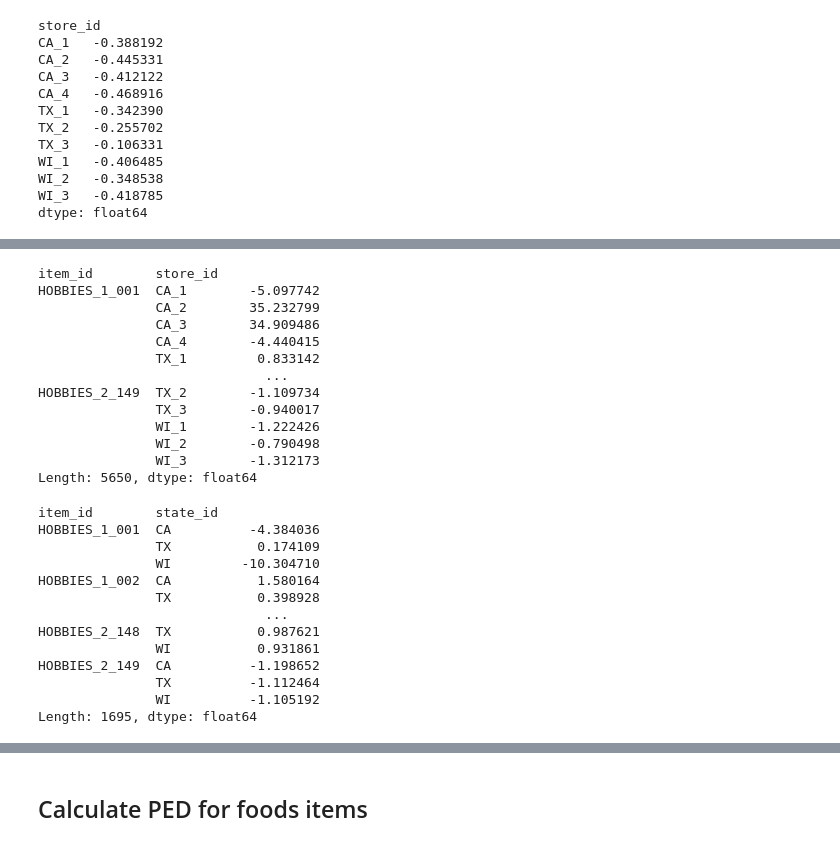
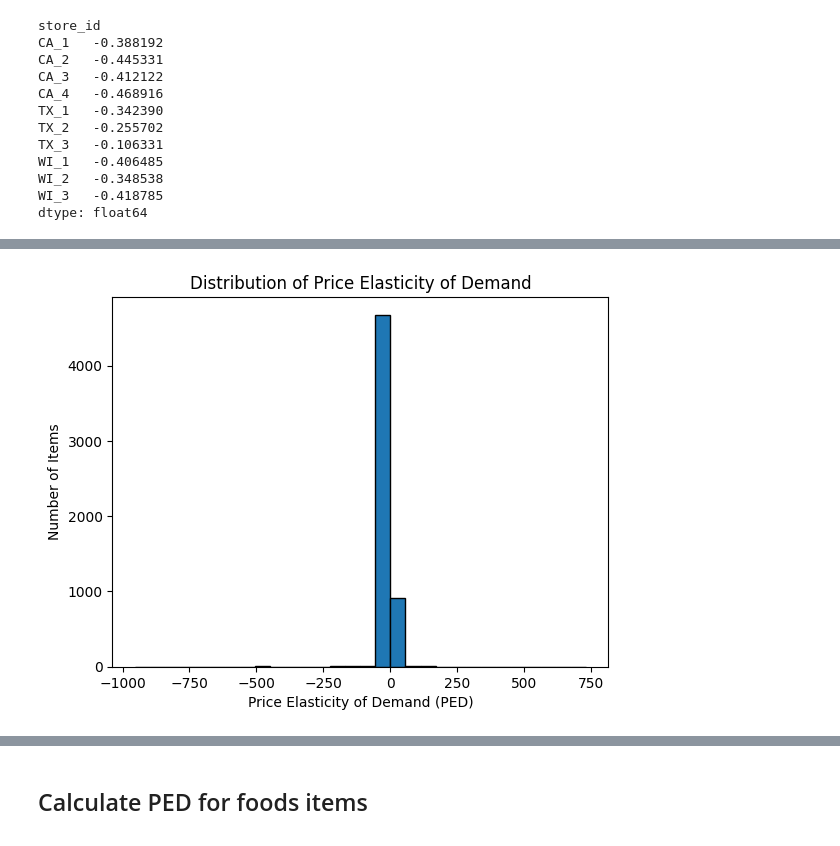
Before and after one commit to aaronmonash24/FYP, a Jupyter notebook: Data Analysis/PED.ipynb, the cells around one changed output, grey strips where cells are left out. Cells and saved outputs as stored; diff of their text form; code cells hidden in the pictures.

```diff
--- a/Data Analysis/PED.ipynb
+++ b/Data Analysis/PED.ipynb
@@ -321,34 +224,11 @@ dtype: float64
 # %%
-ped_item_store_id_hobbies = hobbies_df.groupby(['item_id','store_id']).apply(calculate_ped)
+ped_item_store_id_hobbies = hobbies_df.groupby(['item_id','store_id']).apply(ped1,include_groups=False)
 print(ped_item_store_id_hobbies )
+ped_item_store_id_hobbies.hist(bins=30, edgecolor='black')
+plt.title('Distribution of Price Elasticity of Demand')
+plt.xlabel('Price Elasticity of Demand (PED)')
+plt.ylabel('Number of Items')
+plt.grid(False)
+plt.show()
 # %% [output]
-item_id        store_id
-HOBBIES_1_001  CA_1        -5.097742
-               CA_2        35.232799
-               CA_3        34.909486
-               CA_4        -4.440415
-               TX_1         0.833142
-                             ...
-HOBBIES_2_149  TX_2        -1.109734
-               TX_3        -0.940017
-               WI_1        -1.222426
-               WI_2        -0.790498
-               WI_3        -1.312173
-Length: 5650, dtype: float64
+[figure, added]
-# %%
-ped_item_state_id_hobbies = hobbies_df.groupby(['item_id','state_id']).apply(calculate_ped)
-print(ped_item_state_id_hobbies )
-# %% [output]
-item_id        state_id
-HOBBIES_1_001  CA          -4.384036
-               TX           0.174109
-               WI         -10.304710
-HOBBIES_1_002  CA           1.580164
-               TX           0.398928
-                             ...
-HOBBIES_2_148  TX           0.987621
-               WI           0.931861
-HOBBIES_2_149  CA          -1.198652
-               TX          -1.112464
-               WI          -1.105192
-Length: 1695, dtype: float64
```
Also changed, not shown: parts of 73 cells of this notebook, 1 other file.
